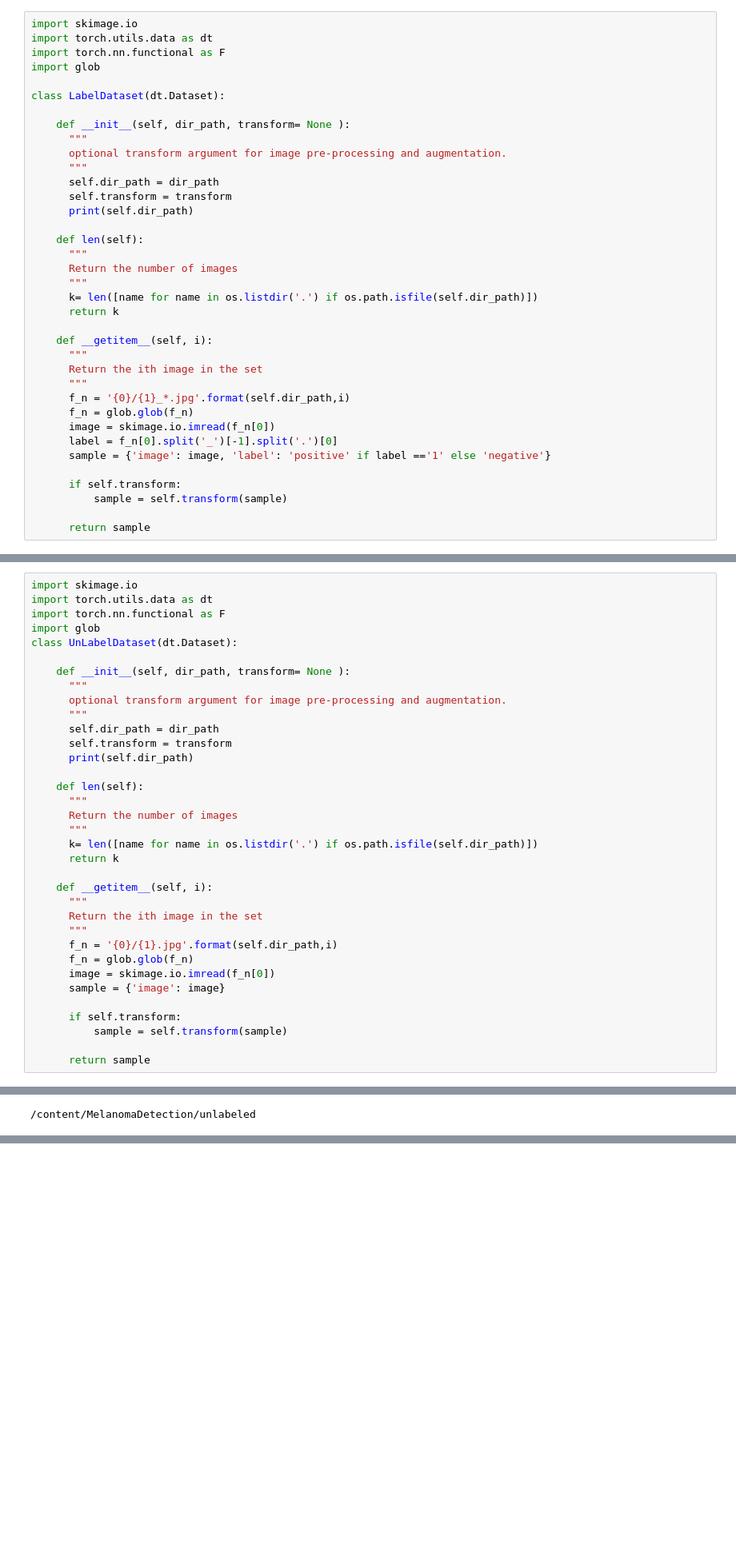
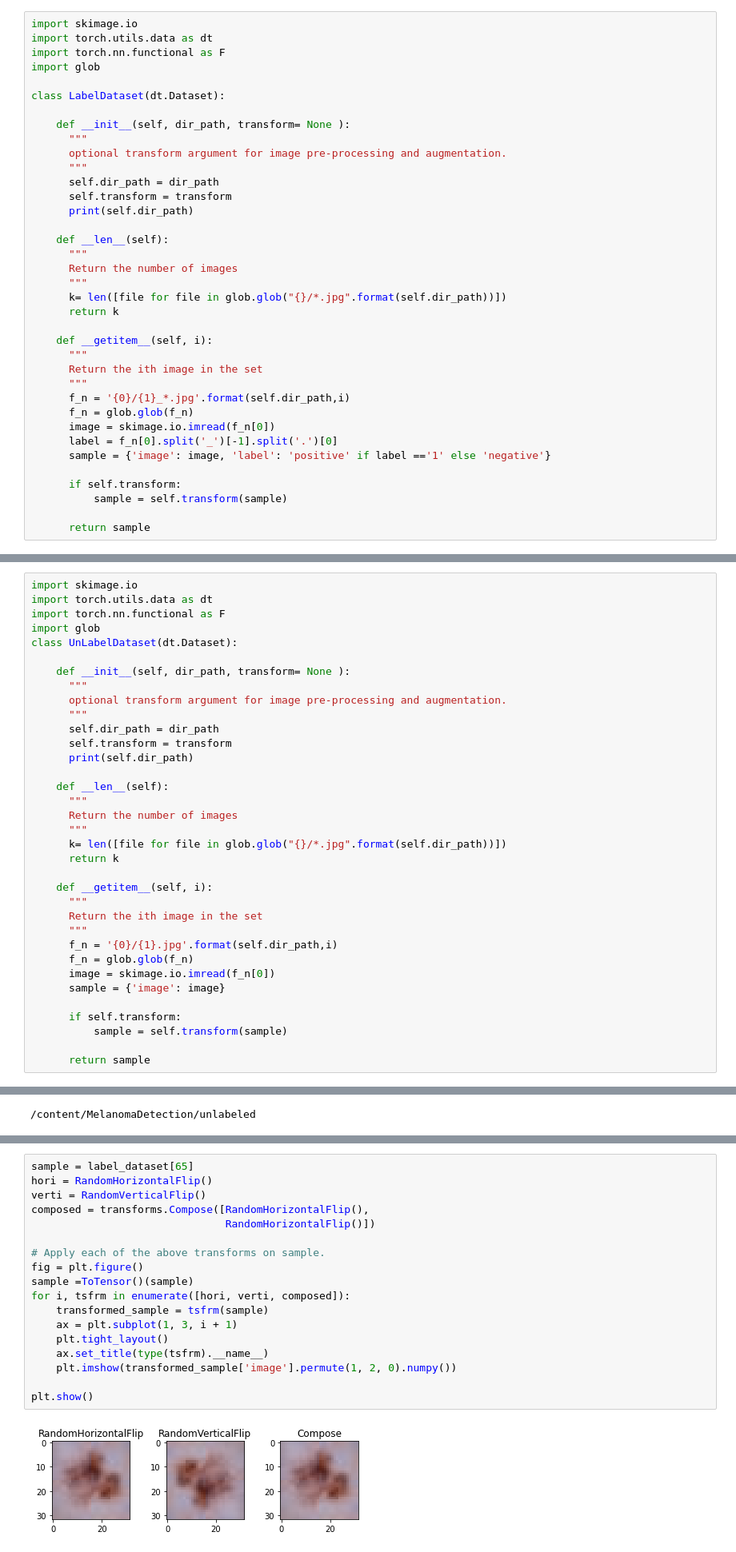
Before and after one commit to bilal841/GANS_melanoma, a Jupyter notebook: week2_review.ipynb, the cells around one changed output, grey strips where cells are left out. Shown at 80% size. Drawn from its saved outputs; the diff is of its cells as text; blank space fills up the shorter version.

```diff
--- a/week2_review.ipynb
+++ b/week2_review.ipynb
@@ -170,11 +170,11 @@ class LabelDataset(dt.Dataset):
       self.transform = transform
       print(self.dir_path)
 
-    def len(self):
+    def __len__(self):
       """
       Return the number of images
       """
-      k= len([name for name in os.listdir('.') if os.path.isfile(self.dir_path)])
+      k= len([file for file in glob.glob("{}/*.jpg".format(self.dir_path))])
       return k
 
     def __getitem__(self, i):
@@ -237,11 +241,11 @@ class UnLabelDataset(dt.Dataset):
       self.transform = transform
       print(self.dir_path)
 
-    def len(self):
+    def __len__(self):
       """
       Return the number of images
       """
-      k= len([name for name in os.listdir('.') if os.path.isfile(self.dir_path)])
+      k= len([file for file in glob.glob("{}/*.jpg".format(self.dir_path))])
       return k
 
     def __getitem__(self, i):
@@ -286,0 +337,20 @@ trans = transforms.Compose([])
+# %%
+sample = label_dataset[65]
+hori = RandomHorizontalFlip()
+verti = RandomVerticalFlip()
+composed = transforms.Compose([RandomHorizontalFlip(),
+                               RandomHorizontalFlip()])
+
+# Apply each of the above transforms on sample.
+fig = plt.figure()
+sample =ToTensor()(sample)
+for i, tsfrm in enumerate([hori, verti, composed]):
+    transformed_sample = tsfrm(sample)
+    ax = plt.subplot(1, 3, i + 1)
+    plt.tight_layout()
+    ax.set_title(type(tsfrm).__name__)
+    plt.imshow(transformed_sample['image'].permute(1, 2, 0).numpy())
+
+plt.show()
+# %% [output]
+[figure, added]
```
Also changed, not shown: parts of 10 cells of this notebook.
